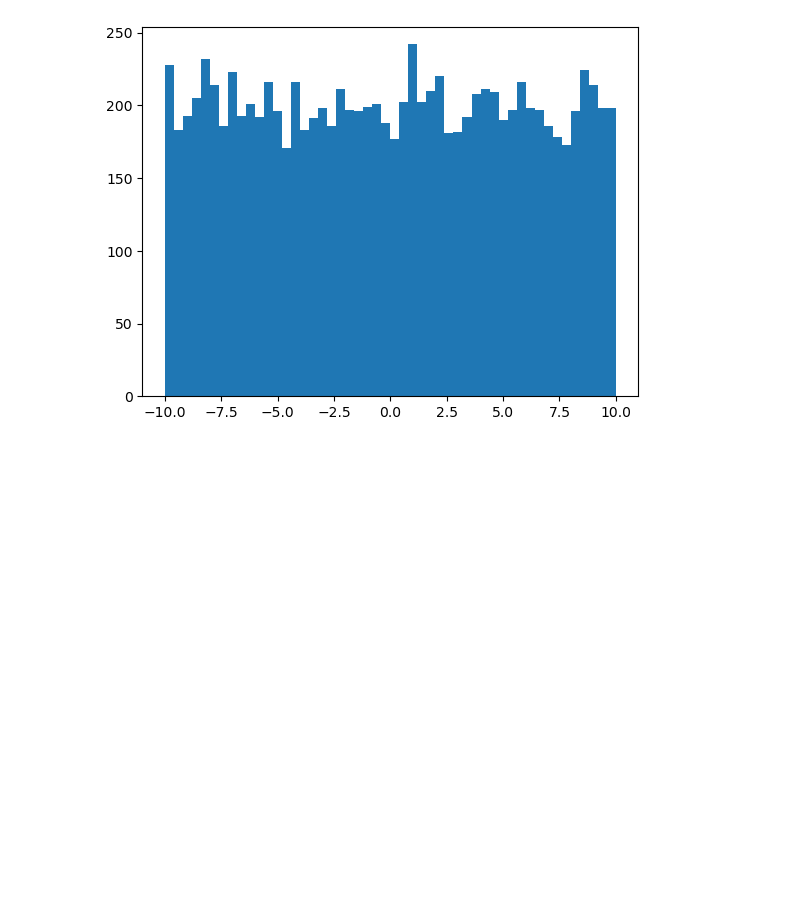
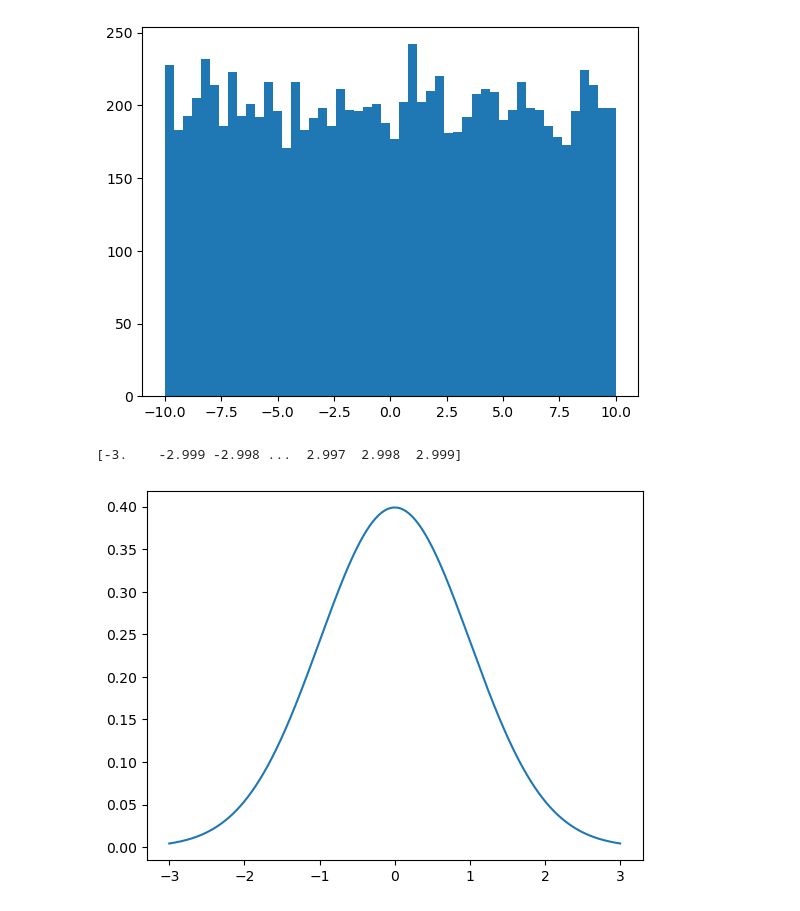
Before and after one commit to Hemi102/data-science-and-machine-learning-with-python, a Jupyter notebook: Distributions.ipynb, the cells around one changed output. Saved outputs shown, nothing was run; the diff lists cells and outputs as text; code cells hidden in the pictures; blank space fills up the shorter version.

```diff
--- a/Distributions.ipynb
+++ b/Distributions.ipynb
@@ -10,2 +12,11 @@ plt.show()
 # %%
-from scipy.stats import normal
+from scipy.stats import norm
+import matplotlib.pyplot as plt
+
+x = np.arange(-3,3,0.001)
+print(x)
+plt.plot(x, norm.pdf(x))
+plt.show()
+# %% [output]
+[-3.    -2.999 -2.998 ...  2.997  2.998  2.999]
+[figure, added]
```
Also changed, not shown: parts of 9 cells of this notebook.
